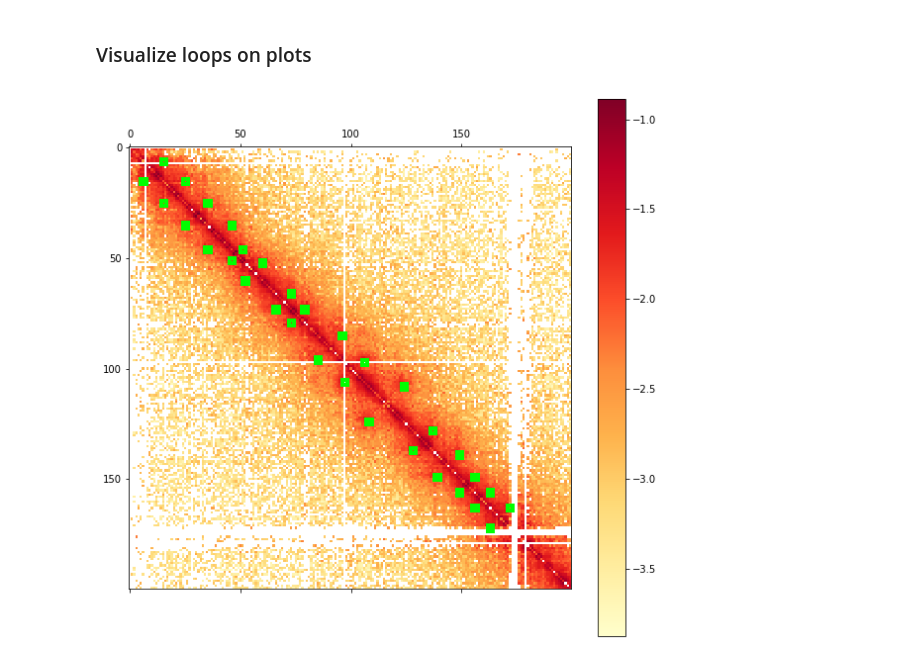
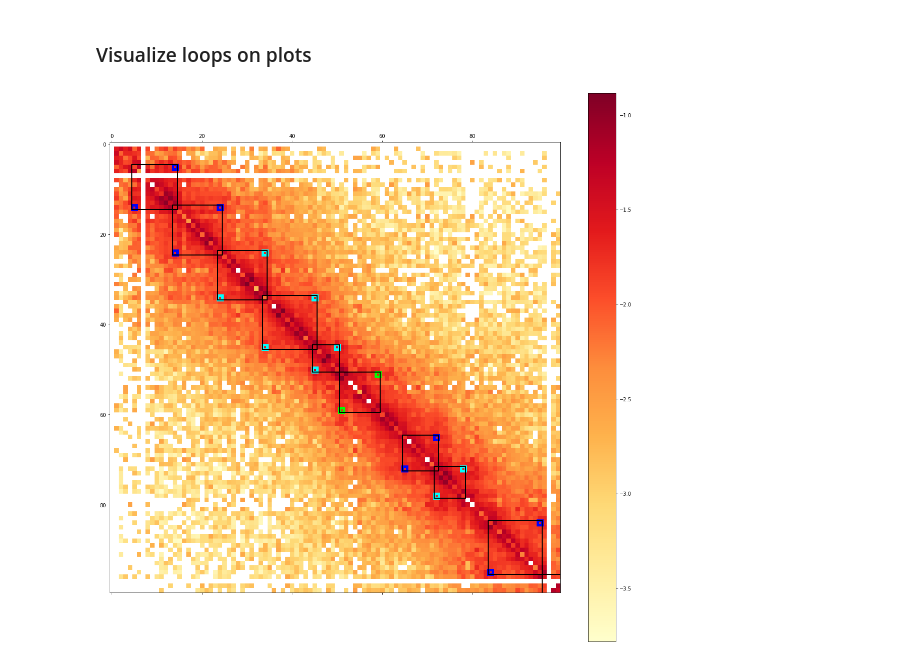
Before and after one commit to GoodBoy962/Dictyostelium-loops, a Jupyter notebook: parsing_coolers.ipynb, the cells around one changed output. Saved outputs shown, nothing was run; the diff lists cells and outputs as text; code cells hidden in the pictures.

Commit message:
fix loops visualization

```diff
--- a/parsing_coolers.ipynb
+++ b/parsing_coolers.ipynb
@@ -108,18 +108,36 @@ loops_positions[:8]
 # %%
 loops_x = loops_positions['Genomic bin, Left base'].values
 loops_y = loops_positions['Genomic bin, Right base'].values
+loops_type = loops_positions['"Extrusion track"'].values
+loops_size = loops_positions['Size (Kb)'].values
+# %%
+edgecolors = []
+for l in loops_type:
+    if l == 0:
+        edgecolors.append('blue')
+    elif l == 1:
+        edgecolors.append('lime')
+    else:
+        edgecolors.append('cyan')
 # %%
-fig = plt.figure(figsize=(10, 10))
+start_bin = 0
+end_bin = start_bin + 100
+
+fig = plt.figure(figsize=(20, 20))
 ax = fig.add_subplot(111)
-im = ax.matshow(np.log10(arr[0:200, 0:200]), cmap='YlOrRd')
+im = ax.matshow(np.log10(arr[start_bin:end_bin, start_bin:end_bin]), cmap='YlOrRd')
 fig.colorbar(im)
 
 for idx, x in enumerate(loops_x):
-    loop = matplotlib.patches.Rectangle((loops_y[idx]-1, x-1), 2, 2,
-                                        fill=None, alpha=1, edgecolor='lime', linewidth=5.0)
+    loop = matplotlib.patches.Rectangle((loops_y[idx]-1.5-start_bin, x-1.5-start_bin), 1, 1,
+                                        fill=None, alpha=1, edgecolor=edgecolors[idx], linewidth=5.0)
     ax.add_patch(loop)
-    loop = matplotlib.patches.Rectangle((x-1, loops_y[idx]-1), 2, 2,
-                                        fill=None, alpha=1, edgecolor='lime', linewidth=5.0)
+    loop = matplotlib.patches.Rectangle((x-1.5-start_bin, loops_y[idx]-1.5-start_bin), 1, 1,
+                                        fill=None, alpha=1, edgecolor=edgecolors[idx], linewidth=5.0)
     ax.add_patch(loop)
+    loop_tr = matplotlib.patches.Rectangle((loops_y[idx]-0.5-loops_size[idx]/2-start_bin, x-1.5-start_bin),
+                                           loops_size[idx]/2, loops_size[idx]/2, fill=None, alpha=1, edgecolor='black',
+                                          linewidth=2.0)
+    ax.add_patch(loop_tr)
 # %% [output]
-[figure, old version]
+[figure, new version]
```
